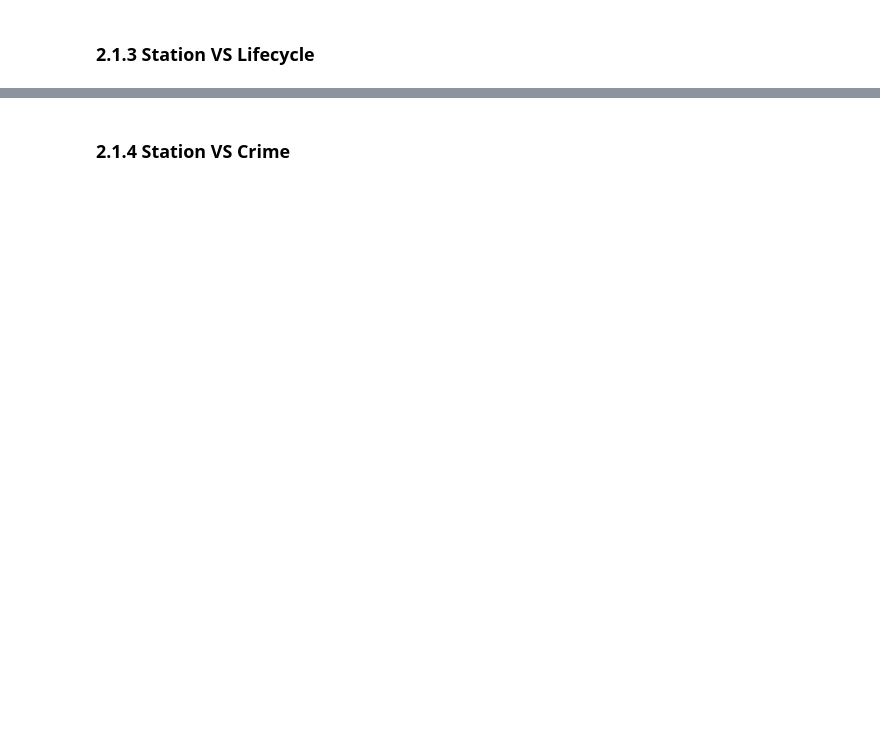
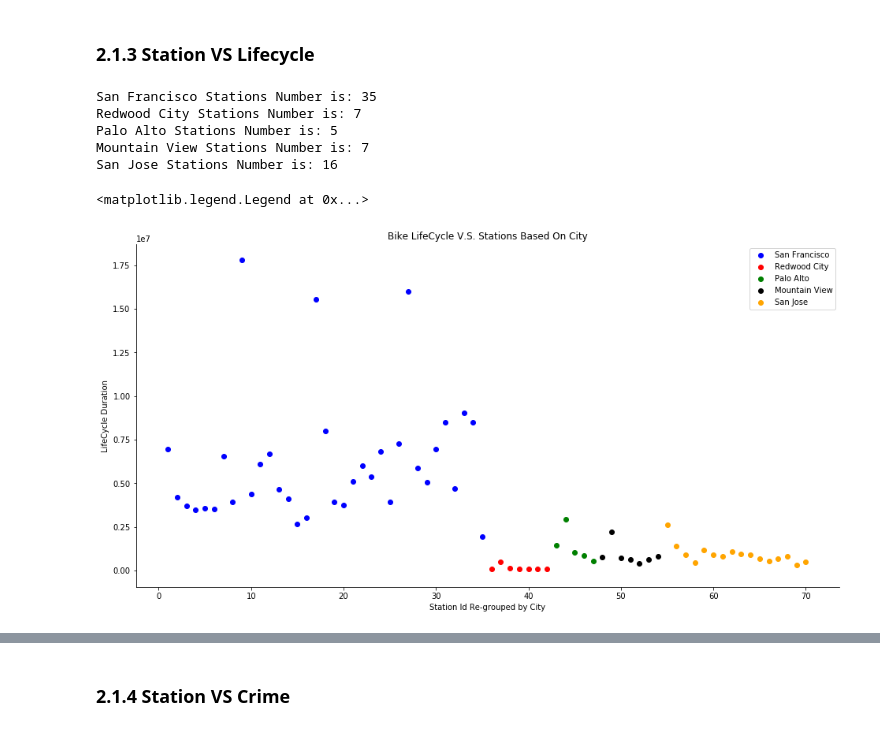
Before and after one commit to leon-lee-jl/MoBike, a Jupyter notebook: MoBike V1.0.ipynb, the cells around one changed output, grey strips where cells are left out. Saved outputs shown, nothing was run; the diff lists cells and outputs as text; code cells hidden in the pictures; blank space fills up the shorter version.

```diff
--- a/MoBike V1.0.ipynb
+++ b/MoBike V1.0.ipynb
@@ -355,0 +409,30 @@ ax5.spines['top'].set_visible(False)
+# %%
+# Scatter plot by City. (Reassign station id based on city in order to have some city stations group together in plot.)
+plt.figure(figsize=(16, 8))
+ax8 = plt.subplot(111)
+# Plot
+print("San Francisco Stations Number is: {0}".format(len(san_francisco_station_ids)))
+print("Redwood City Stations Number is: {0}".format(len(redwood_city_station_ids)))
+print("Palo Alto Stations Number is: {0}".format(len(palo_alto_station_ids)))
+print("Mountain View Stations Number is: {0}".format(len(mountain_view_station_ids)))
+print("San Jose Stations Number is: {0}".format(len(san_jose_station_ids)))
+
+ax8.scatter(list(range(1, 36)), san_francisco_station_durations, color='blue', label="San Francisco")
+ax8.scatter(list(range(36, 43)), redwood_city_station_durations, color='red', label="Redwood City")
+ax8.scatter(list(range(43, 48)), palo_alto_station_durations, color='green', label="Palo Alto")
+ax8.scatter(list(range(48, 55)), mountain_view_station_durations, color='black', label="Mountain View")
+ax8.scatter(list(range(55, 71)), san_jose_station_durations, color='orange', label="San Jose")
+plt.xlabel('Station Id Re-grouped by City')
+plt.ylabel('LifeCycle Duration')
+plt.title('Bike LifeCycle V.S. Stations Based On City')
+ax8.spines['right'].set_visible(False)
+ax8.spines['top'].set_visible(False)
+plt.legend()
+# %% [output]
+San Francisco Stations Number is: 35
+Redwood City Stations Number is: 7
+Palo Alto Stations Number is: 5
+Mountain View Stations Number is: 7
+San Jose Stations Number is: 16
+<matplotlib.legend.Legend at 0x...>
+[figure, added]
```
Also changed, not shown: parts of 21 cells of this notebook.
